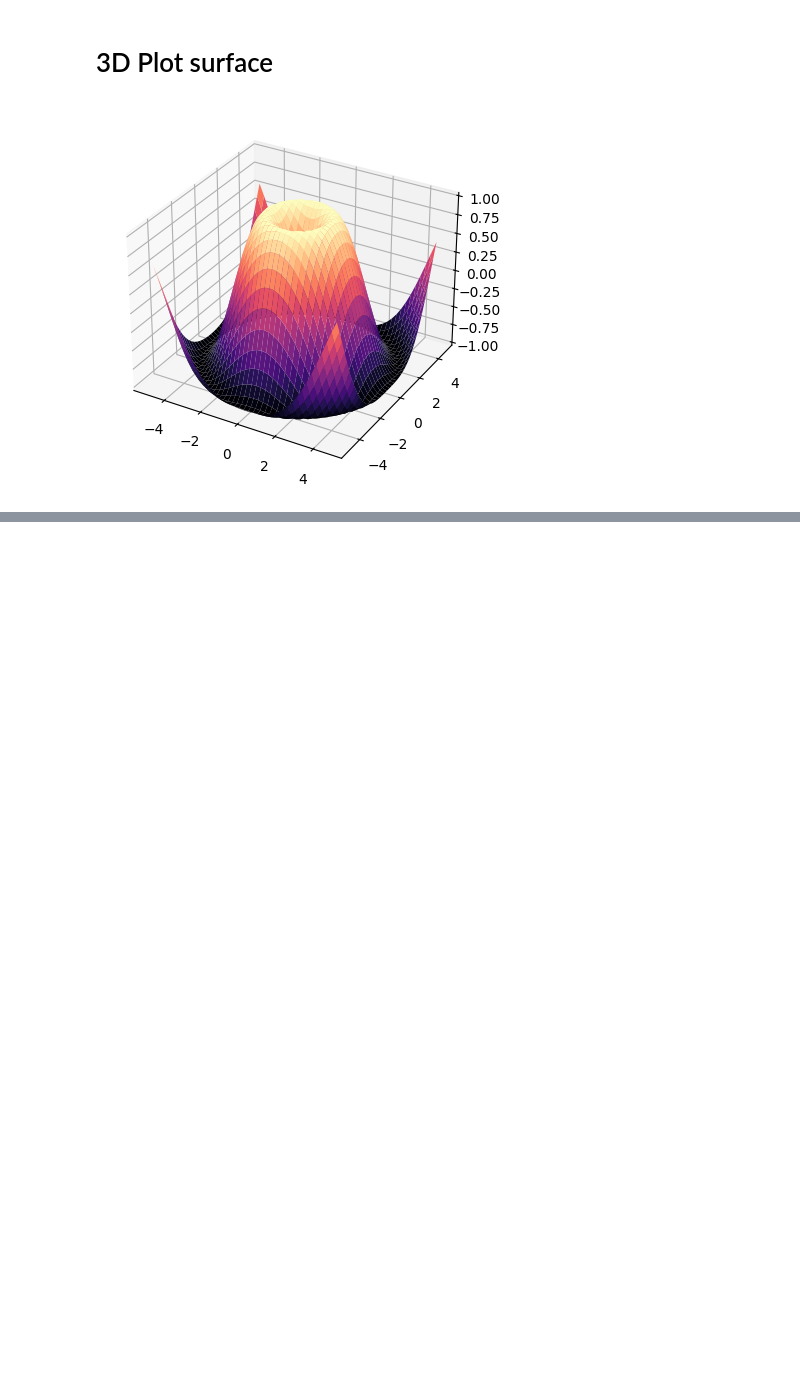
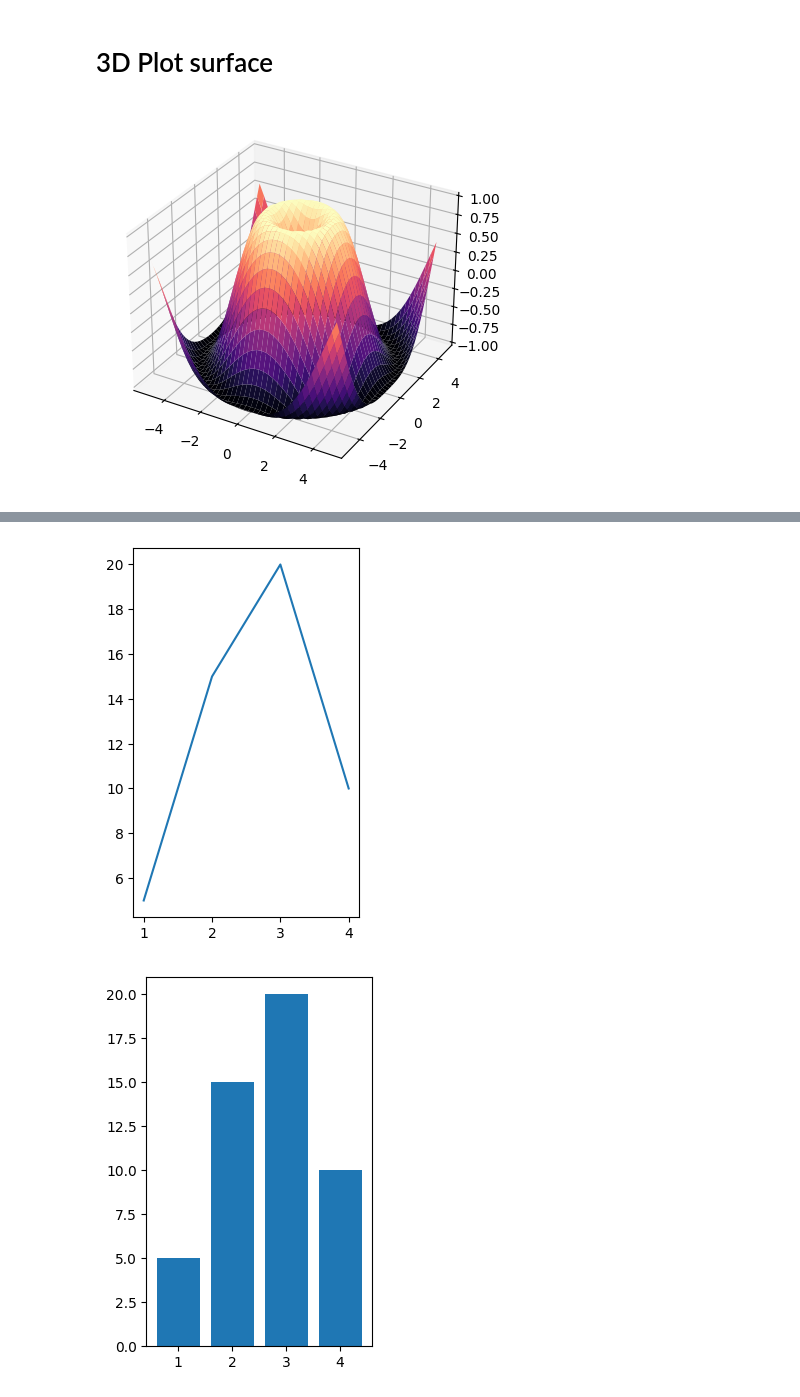
Before and after one commit to Midhil-6473/first-demo, a Jupyter notebook: Matplot.ipynb, the cells around one changed output, grey strips where cells are left out. Saved outputs shown, nothing was run; the diff lists cells and outputs as text; code cells hidden in the pictures; blank space fills up the shorter version.

```diff
--- a/Matplot.ipynb
+++ b/Matplot.ipynb
@@ -211,0 +237,14 @@ plt.show()
+# %%
+x = [1,2,3,4]
+y = [5,15,20,10]
+
+plt.subplot(1,2,1)
+plt.plot(x,y)
+plt.show()
+
+plt.subplot(1,2,2)
+plt.bar(x,y)
+plt.show()
+# %% [output]
+[figure, added]
+[figure, added]
```
Also changed, not shown: parts of 6 cells of this notebook, 1 other file.
